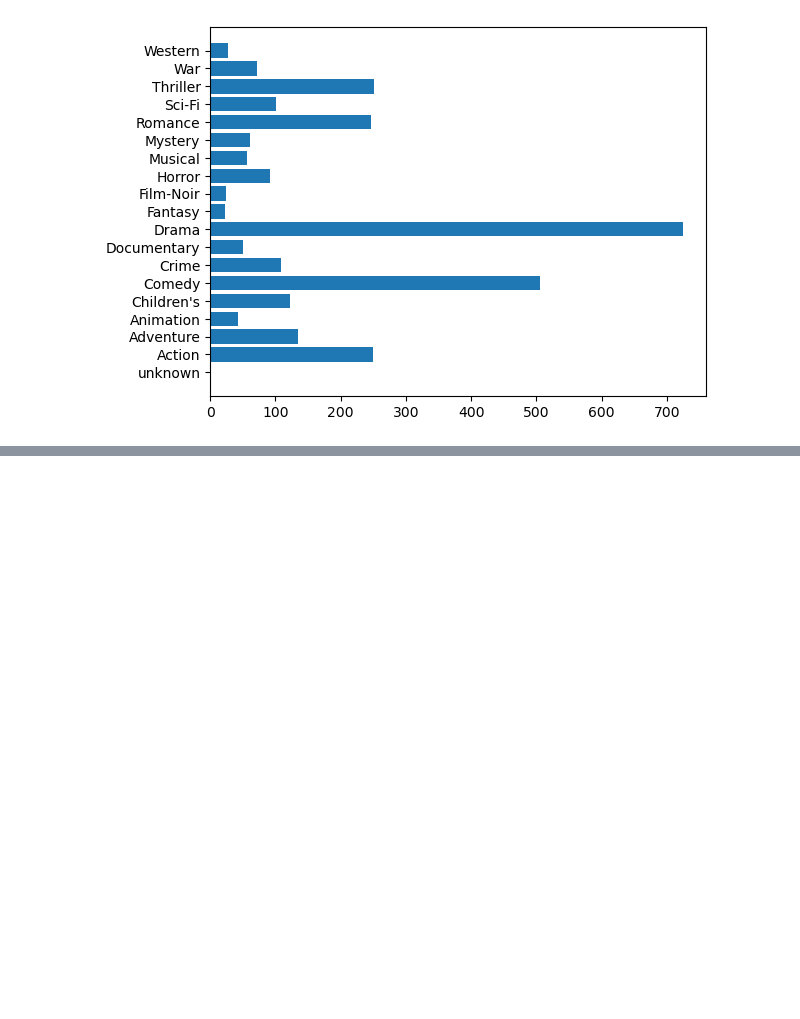
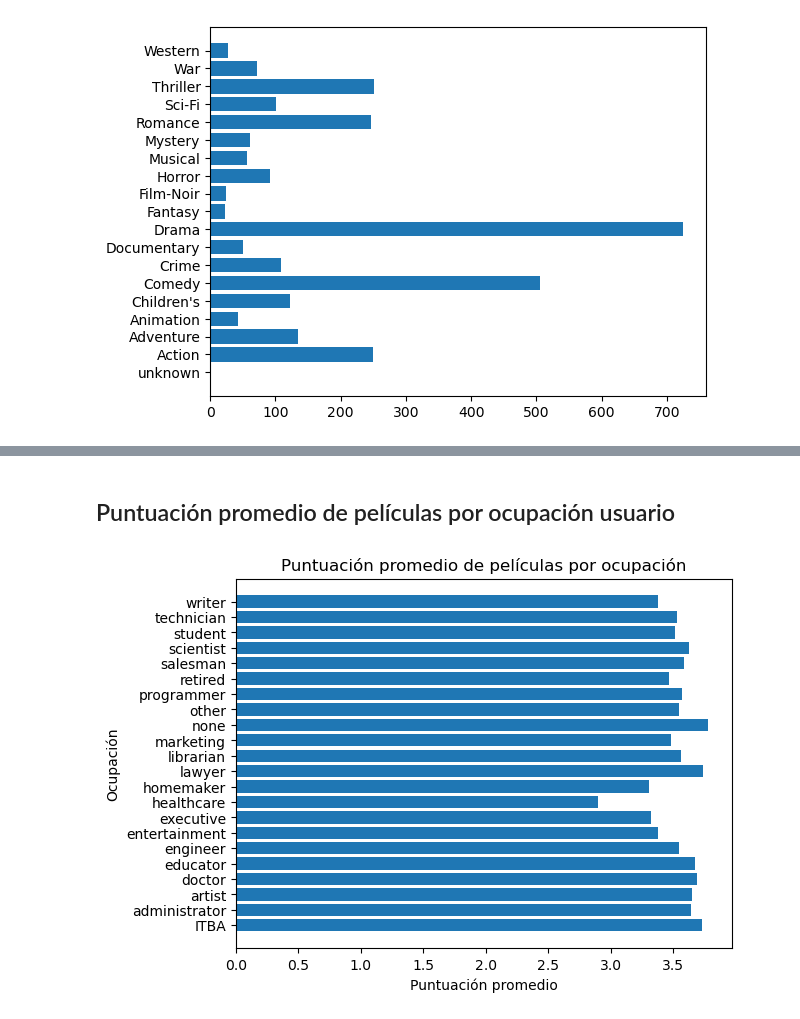
Before and after one commit to luispandolfi/DeepLearning2023_TP1_Gr1, a Jupyter notebook: TP_Integrador_Python-stats.ipynb, the cells around one changed output, grey strips where cells are left out. Drawn from its saved outputs; the diff is of its cells as text; code cells hidden in the pictures; blank space fills up the shorter version.

```diff
--- a/TP_Integrador_Python-stats.ipynb
+++ b/TP_Integrador_Python-stats.ipynb
@@ -180,0 +194,6 @@ StatsPelicula.plot_peliculas_por_genero(df_peliculas)
+# %% [markdown]
+## Puntuación promedio de películas por ocupación usuario
+# %%
+StatsScore.plot_puntuacion_promedio_peliculas_por_ocupacion(df_scores, df_usuarios)
+# %% [output]
+[figure, added]
```
Also changed, not shown: parts of 13 cells of this notebook, 2 other files.
